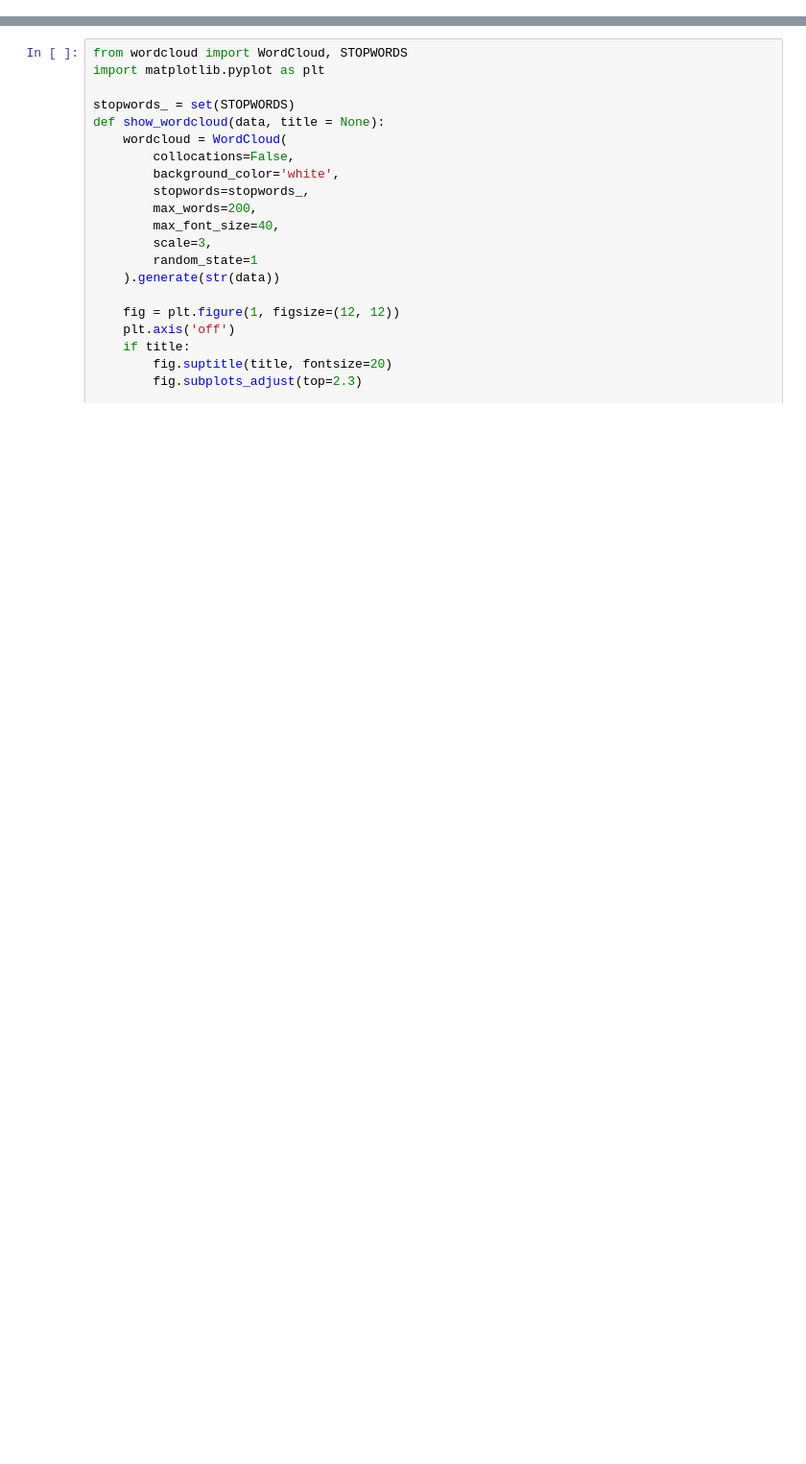
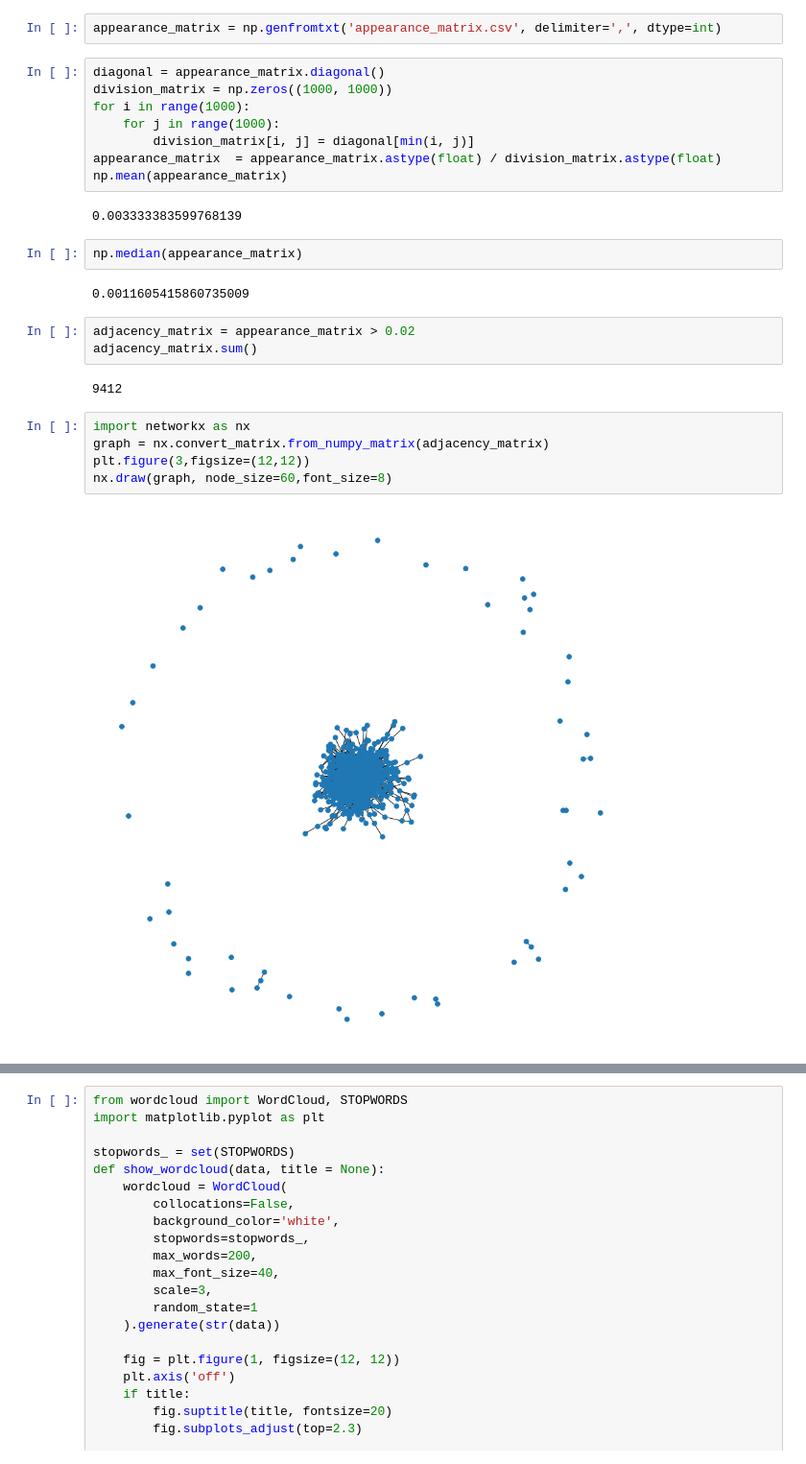
Before and after one commit to com-480-data-visualization/data-visualization-project-2021-poso, a Jupyter notebook: Exploratory_Data_Analysis.ipynb, the cells around one changed output, grey strips where cells are left out. Shown at 96% size. Drawn from its saved outputs; the diff is of its cells as text; blank space fills up the shorter version.

```diff
--- a/Exploratory_Data_Analysis.ipynb
+++ b/Exploratory_Data_Analysis.ipynb
@@ -13 +164,29 @@ a.head()
+# %%
+appearance_matrix = np.genfromtxt('appearance_matrix.csv', delimiter=',', dtype=int)
+# %%
+diagonal = appearance_matrix.diagonal()
+division_matrix = np.zeros((1000, 1000))
+for i in range(1000):
+    for j in range(1000):
+        division_matrix[i, j] = diagonal[min(i, j)]
+appearance_matrix  = appearance_matrix.astype(float) / division_matrix.astype(float)
+np.mean(appearance_matrix)
+# %% [output]
+0.003333383599768139
+# %%
+np.median(appearance_matrix)
+# %% [output]
+0.0011605415860735009
+# %%
+adjacency_matrix = appearance_matrix > 0.02
+adjacency_matrix.sum()
+# %% [output]
+9412
+# %%
+import networkx as nx
+graph = nx.convert_matrix.from_numpy_matrix(adjacency_matrix)
+plt.figure(3,figsize=(12,12))
+nx.draw(graph, node_size=60,font_size=8)
+# %% [output]
+[figure, added]
 # %%
```
Also changed, not shown: parts of 30 cells of this notebook, 1 other file.
